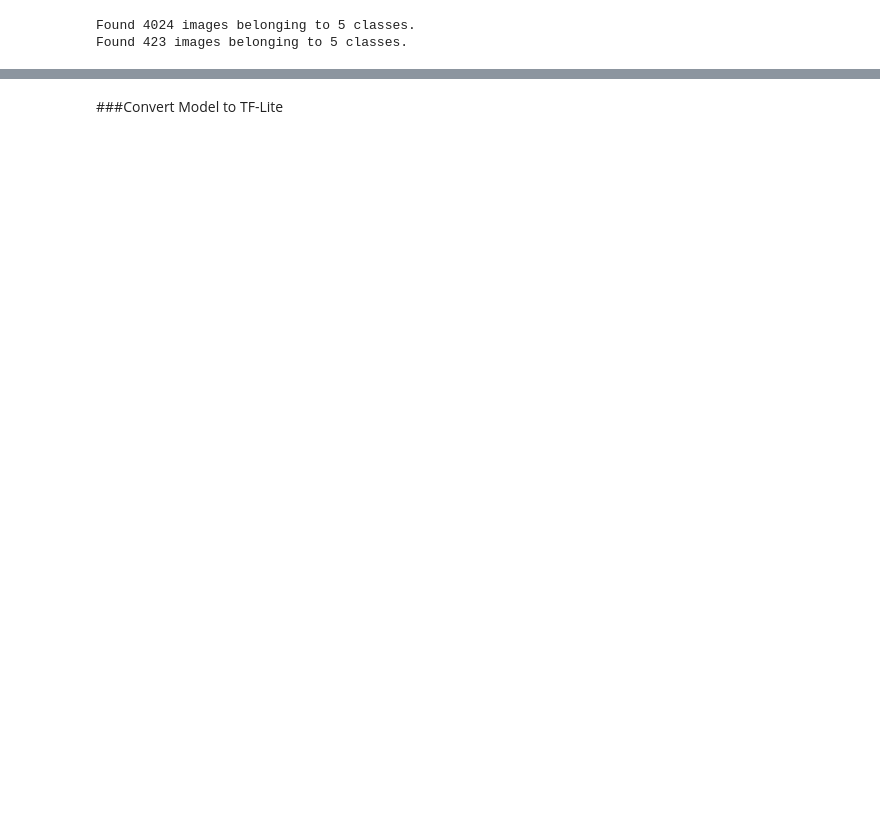
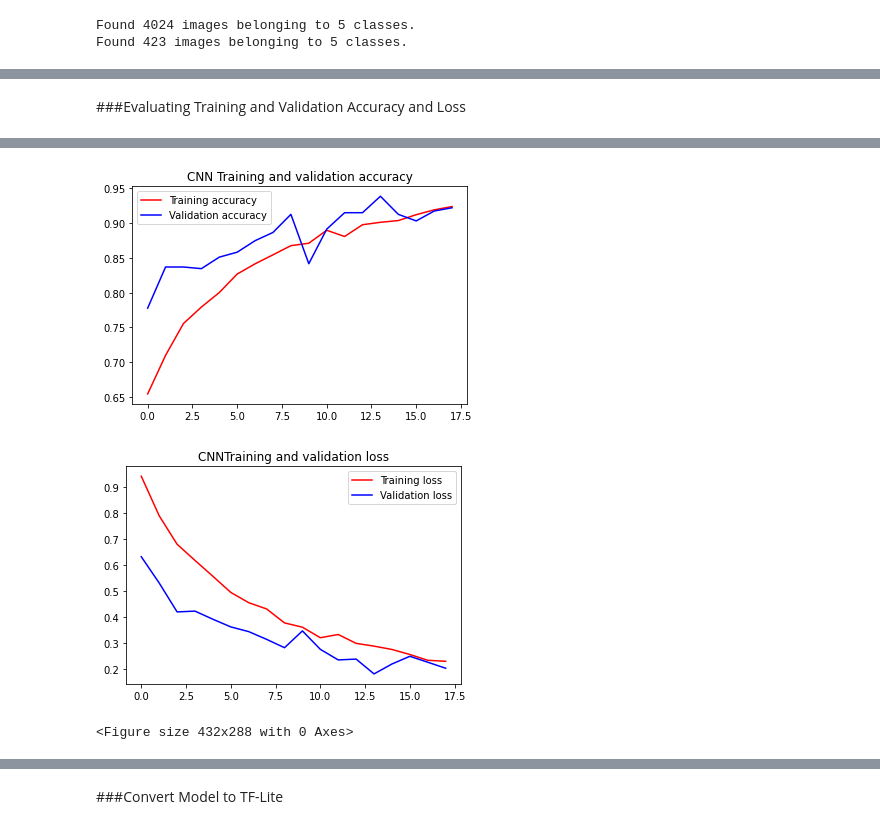
Before and after one commit to JuliusIvander/Bangkit-Final-Project, a Jupyter notebook: Bangkit_Final_Project_Notebook.ipynb, the cells around one changed output, grey strips where cells are left out. Cells and saved outputs as stored; diff of their text form; code cells hidden in the pictures; blank space fills up the shorter version.

Commit message:
[Major Update]: Adding 2 more models, Freeze, Quantize Model and Creating MetaData

```diff
--- a/Bangkit_Final_Project_Notebook.ipynb
+++ b/Bangkit_Final_Project_Notebook.ipynb
@@ -325,0 +139,2 @@ Validation Accuracy = 0.9078013896942139
+# %%
+es = EarlyStopping(monitor='val_accuracy', patience=4, verbose=1)
@@ -325,0 +178,13 @@ Validation Accuracy = 0.9078013896942139
+# %%
+CNN_model.compile(optimizer=tf.keras.optimizers.Adam(learning_rate=0.0001),
+              loss='categorical_crossentropy',
+              metrics='accuracy',
+              )
+# %%
+CNN_history = CNN_model.fit(train_data,
+                    steps_per_epoch=len(train_data),
+                    epochs=100,
+                    validation_data = validation_data,
+                    validation_steps=len(validation_data),
+                    callbacks = [es]
+                    )
@@ -325,0 +399,31 @@ Validation Accuracy = 0.9078013896942139
+# %% [markdown]
+###Evaluating Training and Validation Accuracy and Loss
+# %%
+def visualize(history, name):
+  acc = history.history['accuracy']
+  val_acc = history.history['val_accuracy']
+  loss = history.history['loss']
+  val_loss = history.history['val_loss']
+
+  epochs = range(len(acc))
+
+  plt.plot(epochs, acc, 'r', label='Training accuracy')
+  plt.plot(epochs, val_acc, 'b', label='Validation accuracy')
+  plt.title(name + ' Training and validation accuracy')
+  plt.legend(loc=0)
+  plt.figure()
+
+  plt.plot(epochs, loss, 'r', label='Training loss')
+  plt.plot(epochs, val_loss, 'b', label='Validation loss')
+  plt.title(name + 'Training and validation loss')
+  plt.legend(loc=0)
+  plt.figure()
+
+  print(name + " Training Accuracy = {}".format(acc[-1]))
+  print(name + " Validation Accuracy = {}".format(val_acc[-1]))
+  print(name + " Training Loss = {}".format(loss[-1]))
+  print(name + " Validation Loss = {}".format(val_loss[-1]))
+# %%
+# Model 1
+visualize(CNN_history, "CNN")
+# %% [output]
@@ -325,0 +434,3 @@ Validation Accuracy = 0.9078013896942139
+[figure, added]
+[figure, added]
+<Figure size 432x288 with 0 Axes>
```
Also changed, not shown: parts of 59 cells of this notebook, 1 other file.
